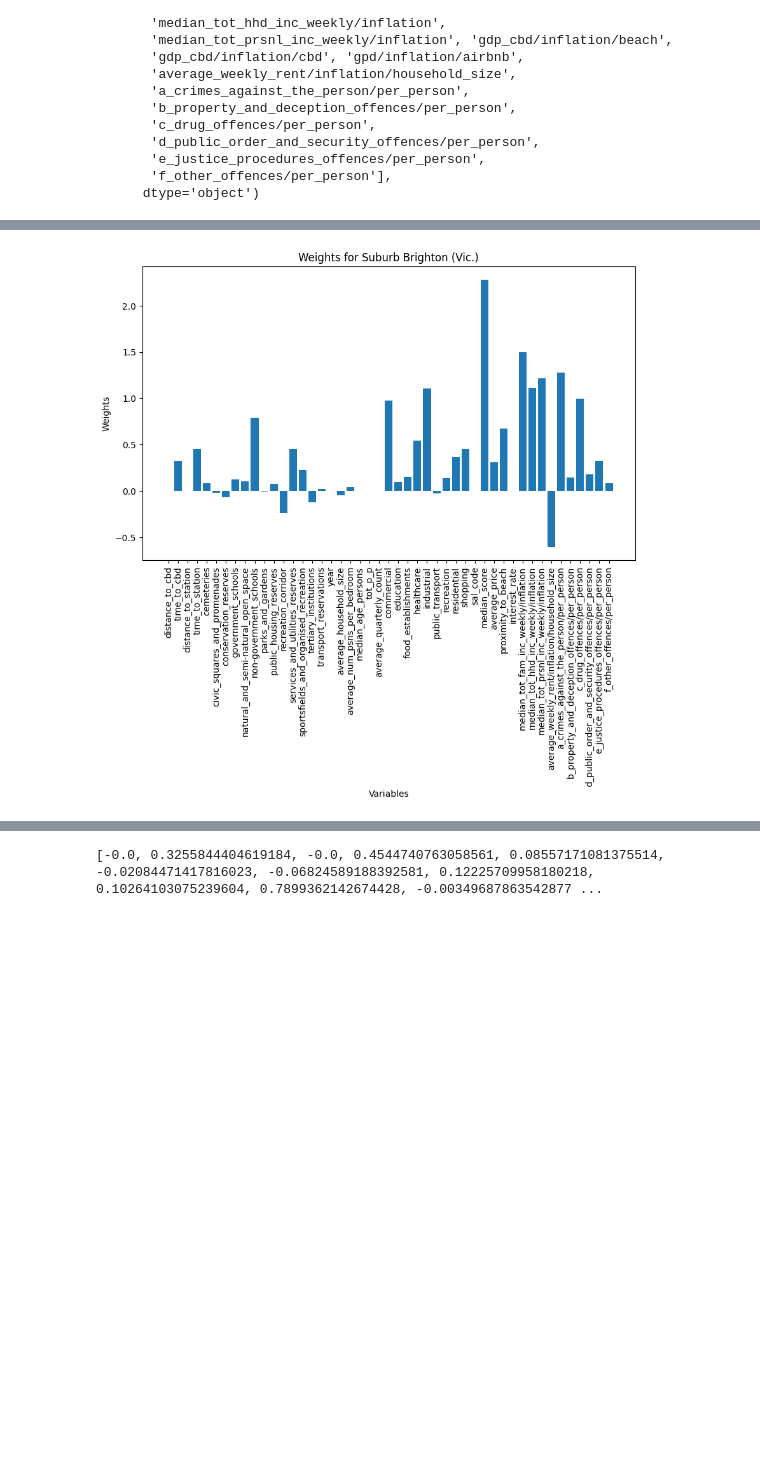
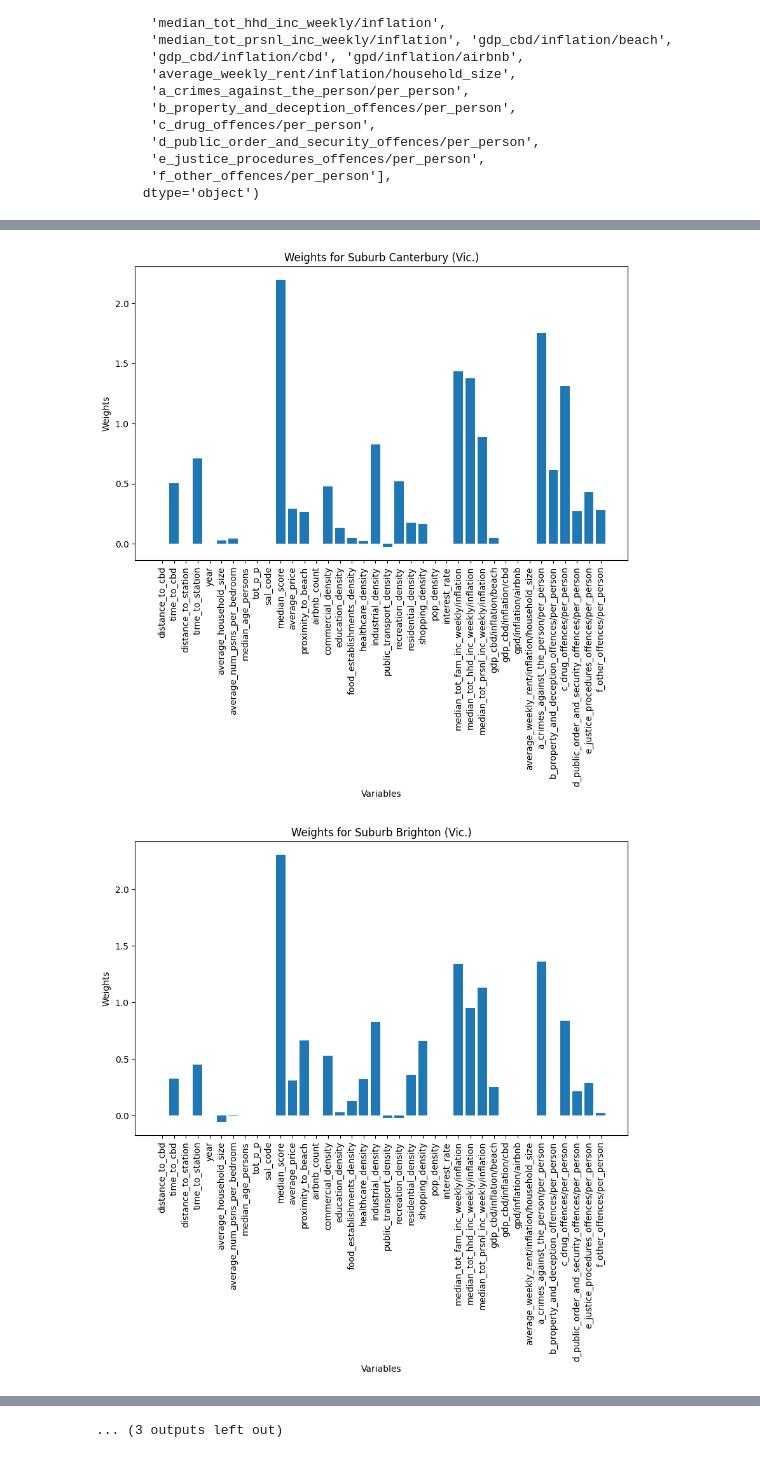
Before and after one commit to MAST30034-AppliedDataScience/project-2-group-real-estate-industry-project-8, a Jupyter notebook: models/liveability.ipynb, the cells around one changed output, grey strips where cells are left out. Cells and saved outputs as stored; diff of their text form; code cells hidden in the pictures; blank space fills up the shorter version.

Commit message:
created graphs

```diff
--- a/models/liveability.ipynb
+++ b/models/liveability.ipynb
@@ -7,7 +7,9 @@ suburbs = pd.read_csv('../data/curated/procesed_data.csv')
 # %%
 # lower case all columns
-suburbs.columns = map(str.lower, suburbs.columns)
+data.columns = map(str.lower, data.columns)
 
 # replace spaces with underscores in column names
-suburbs.columns = suburbs.columns.str.replace(' ', '_')
+data.columns = data.columns.str.replace(' ', '_')
+# %%
+data2024 = data[data['year'] == 2024]
 # %%
@@ -143,10 +154,10 @@ from sklearn.preprocessing import StandardScaler
 
 # standardise the data
 # Exclude 'sal_code' from standardization
-columns_to_standardize = [col for col in suburbs.columns if col != 'sal_code']
+columns_to_standardize = [col for col in variables if col != 'sal_code']
 
 # Initialize the StandardScaler
 scaler = StandardScaler()
 
 # Standardize the data
-suburbs[columns_to_standardize] = scaler.fit_transform(suburbs[columns_to_standardize])
+data2024[columns_to_standardize] = scaler.fit_transform(data2024[columns_to_standardize])
@@ -153,12 +170,11 @@ suburbs[columns_to_standardize] = scaler.fit_transform(suburbs[columns_to_standa
 # %%
 # weight the features
-suburbs['liveability_score'] = 0
+data2024['liveability_score'] = 0
 
-for i in range(len(variables)):
-    suburbs['liveability_score'] += suburbs[variables[i]] * coefficients[i]
-
+for i in (new_coefficients_dict.keys()):
+    data2024['liveability_score'] += new_coefficients_dict[i] * data2024[i]
 # group suburb by sal_code and calculate the mean liveability score
-suburbs = suburbs.groupby('sal_code').mean()
+suburbs = data2024.groupby('sal_code').mean()
 
 suburbs.reset_index(inplace=True)
 # %% [output]
@@ -283,31 +308,40 @@ bottom_ten['SAL_NAME21']
 Name: SAL_NAME21, dtype: object
 # %%
+import os
+
 # get weights for the top top_ten
 # for every suburb in the top ten, get the weights for each feature
 # and graph
+
+# Create directory if it doesn't already exist
+output_dir = '../plots/liveability/suburb_weights'
+if not os.path.exists(output_dir):
+    os.makedirs(output_dir)
 
 import matplotlib.pyplot as plt
 
 # Get the weights for the top ten suburbs
 for index, row in list(top_ten.iterrows())[:15]:
     sal_code = row['SAL_NAME21']
 
     # Get the weights for the suburb
     weights = []
 
-    for i in range(len(variables)):
-        weight = row[variables[i]] * coefficients[i]
+    for i in (new_coefficients_dict.keys()):
+        weight = new_coefficients_dict[i] * row[i]
         weights.append(weight)
 
     # Plot the weights
     plt.figure(figsize=(10, 6))
     plt.bar(variables, weights)
     plt.xlabel('Variables')
     plt.ylabel('Weights')
     plt.title(f'Weights for Suburb {sal_code}')
     plt.xticks(rotation=90)
+
+    # Save the plot
+    plt.savefig(f'{output_dir}/weights_{sal_code}.png')
     plt.show()
-
-    print(weights)
 # %% [output]
-[figure, old version]
+[figure, new version]
+[figure, new version]
@@ -314 +358 @@ for index, row in list(top_ten.iterrows())[:15]:
-[-0.0, 0.3255844404619184, -0.0, 0.4544740763058561, 0.08557171081375514, -0.02084471417816023, -0.06824589188392581, 0.12225709958180218, 0.10264103075239604, 0.7899362142674428, -0.00349687863542877 ...
+... (3 outputs left out)
```
Also changed, not shown: parts of 17 cells of this notebook, 58 other files.
